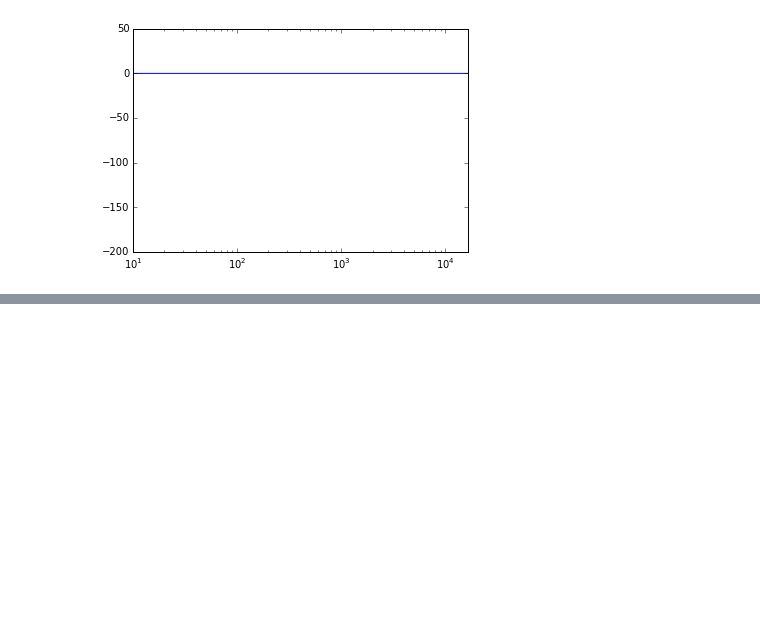
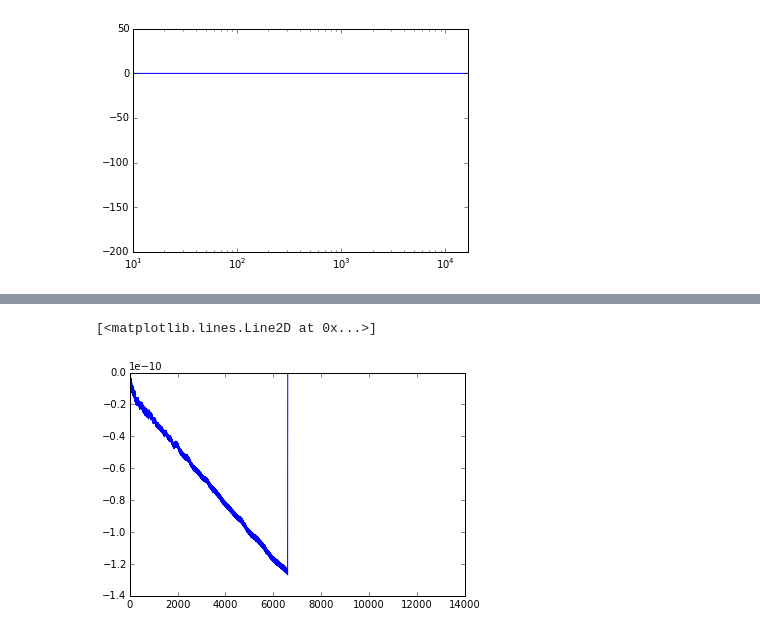
Before and after one commit to prayush/nsbh_tidal, a Jupyter notebook: LAL/LackeyLALTest.ipynb, the cells around one changed output, grey strips where cells are left out. Drawn from its saved outputs; the diff is of its cells as text; code cells hidden in the pictures; blank space fills up the shorter version.

```diff
--- a/LAL/LackeyLALTest.ipynb
+++ b/LAL/LackeyLALTest.ipynb
@@ -467,0 +499,6 @@ psiT, DpsiT -1.26987534248 -113.359286298
+# %%
+dphi = phiPy - phiLAL
+plot(fPy, dphi)
+# %% [output]
+[<matplotlib.lines.Line2D at 0x...>]
+[figure, added]
```
Also changed, not shown: parts of 22 cells of this notebook, 1 other file.
